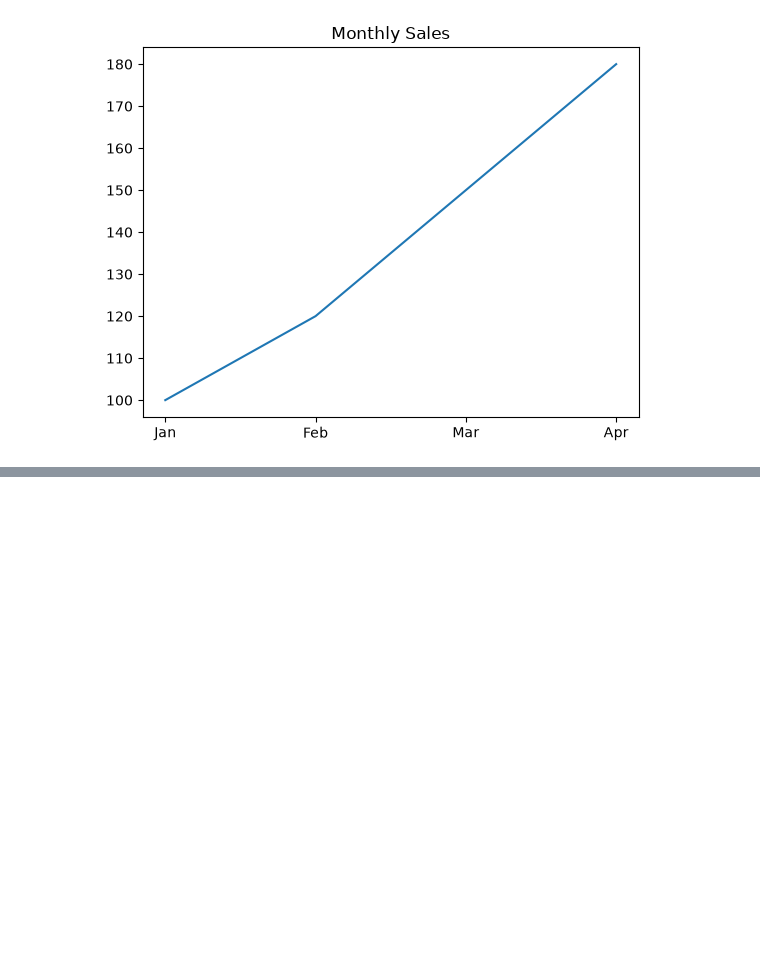
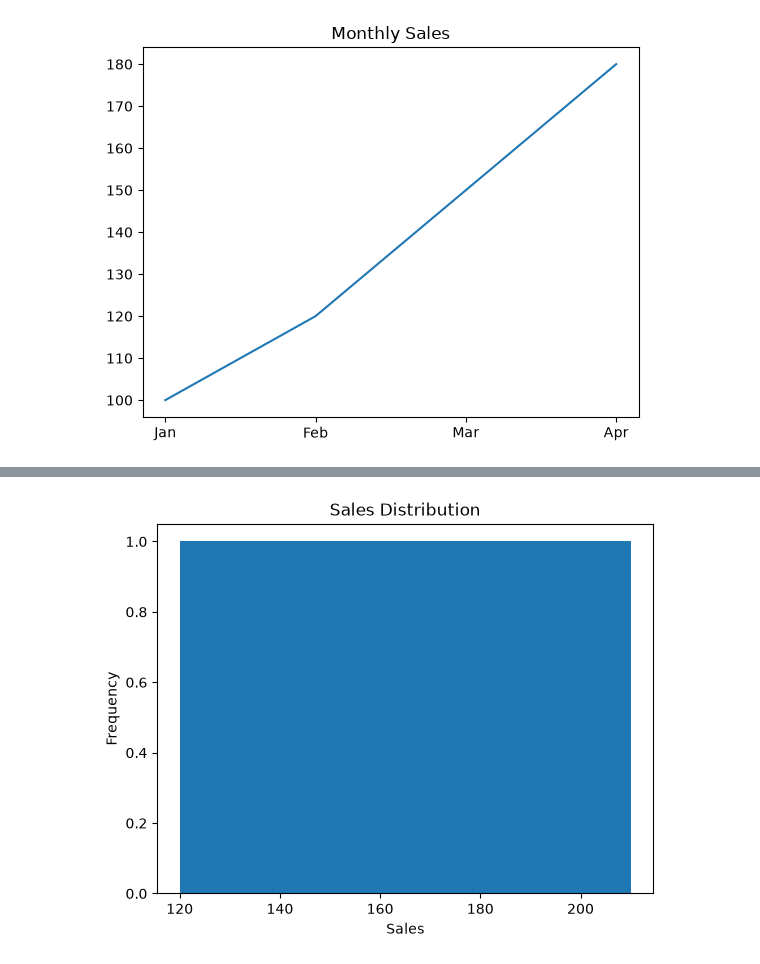
Before and after one commit to geff-ghost/notebooks, a Jupyter notebook: whatsapp_py/WhatsAppJourney.ipynb, the cells around one changed output, grey strips where cells are left out. Saved outputs shown, nothing was run; the diff lists cells and outputs as text; code cells hidden in the pictures; blank space fills up the shorter version.

```diff
--- a/whatsapp_py/WhatsAppJourney.ipynb
+++ b/whatsapp_py/WhatsAppJourney.ipynb
@@ -2026,0 +2123,11 @@ plt.show()
+# %%
+df['Sales'].plot(
+    kind='hist',
+    bins=5
+)
+plt.title('Sales Distribution')
+plt.xlabel('Sales')
+
+plt.show()
+# %% [output]
+[figure, added]
```
Also changed, not shown: parts of 15 cells of this notebook.
